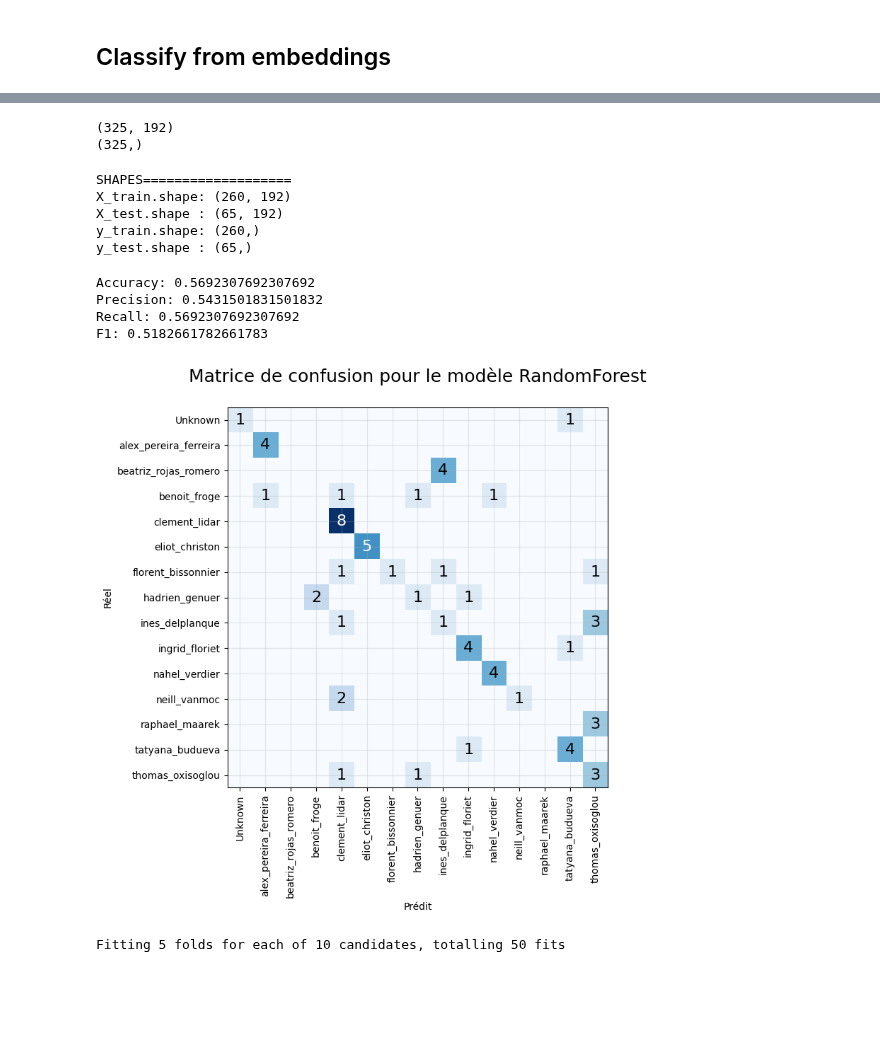
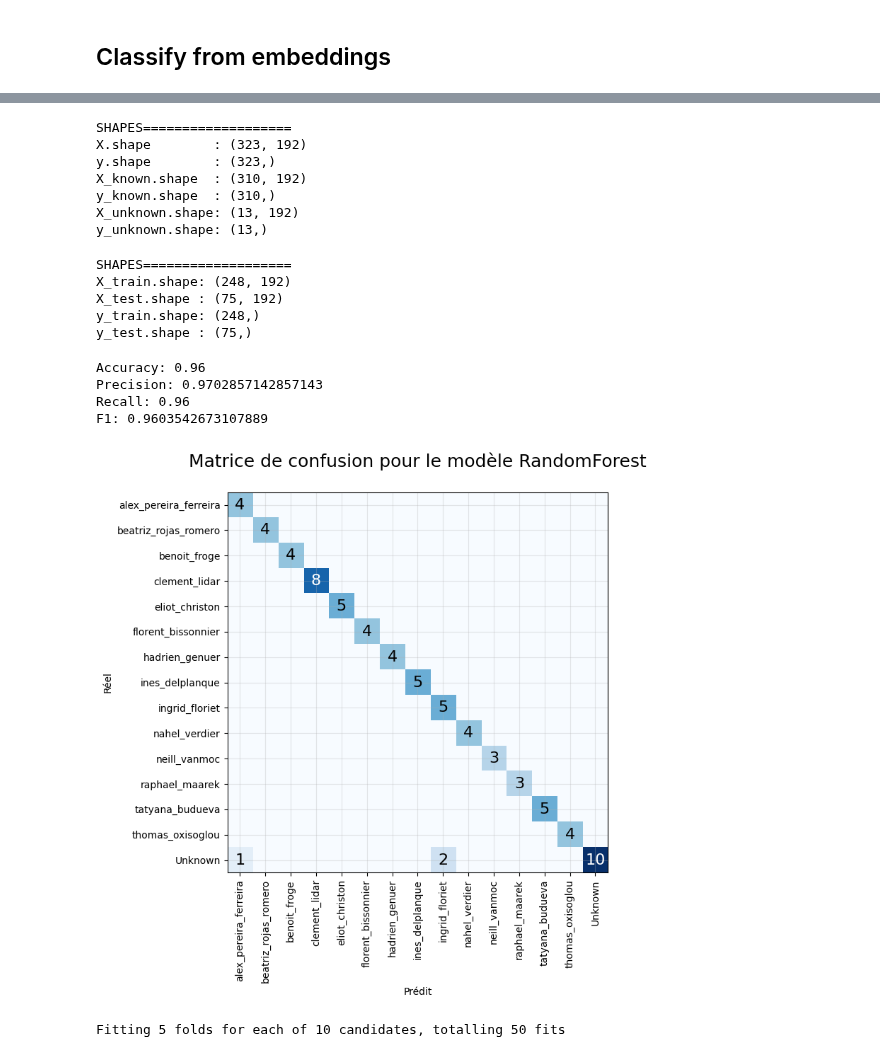
Before and after one commit to eliot-christon/robot-speech-to-speech, a Jupyter notebook: Tools/Evaluation/T1/eval.ipynb, the cells around one changed output, grey strips where cells are left out. Cells and saved outputs as stored; diff of their text form; code cells hidden in the pictures; blank space fills up the shorter version.

```diff
--- a/Tools/Evaluation/T1/eval.ipynb
+++ b/Tools/Evaluation/T1/eval.ipynb
@@ -536,19 +538,45 @@ embedding_df['embedding'] = embedding_df['embedding'].apply(convert_to_array)
 X = np.stack(embedding_df['embedding'].values)
 y = embedding_df['name'].values
 
+# split y where Unknown and the rest
+y_unknown = y == "Unknown"
+y_known = y != "Unknown"
+
+# split X and y into known and unknown
+X_known = X[y_known]
+y_known = y[y_known]
+X_unknown = X[y_unknown]
+y_unknown = y[y_unknown]
+
+
 # shapes
-print(X.shape)
-print(y.shape)
+# shapes
+print("SHAPES===================")
+print("X.shape        :", X.shape)
+print("y.shape        :", y.shape)
+print("X_known.shape  :", X_known.shape)
+print("y_known.shape  :", y_known.shape)
+print("X_unknown.shape:", X_unknown.shape)
+print("y_unknown.shape:", y_unknown.shape)
 # %% [output]
-(325, 192)
-(325,)
+SHAPES===================
+X.shape        : (323, 192)
+y.shape        : (323,)
+X_known.shape  : (310, 192)
+y_known.shape  : (310,)
+X_unknown.shape: (13, 192)
+y_unknown.shape: (13,)
 # %%
 # train test split
 from sklearn.model_selection import train_test_split
 
 # split per class, so the same number of samples per class is in the train and test sets
-stratify_vector = y
-X_train, X_test, y_train, y_test = train_test_split(X, y, test_size=0.2, stratify=stratify_vector, random_state=42)
+stratify_vector = y_known
+X_train, X_test, y_train, y_test = train_test_split(X_known, y_known, test_size=0.2, stratify=stratify_vector, random_state=42)
+
+# add to test the Unknown class
+X_test = np.concatenate([X_test, X_unknown])
+y_test = np.concatenate([y_test, y_unknown])
 
 # shapes
 print("SHAPES===================")
@@ -558,10 +586,10 @@ print("y_train.shape:", y_train.shape)
 print("y_test.shape :", y_test.shape)
 # %% [output]
 SHAPES===================
-X_train.shape: (260, 192)
-X_test.shape : (65, 192)
-y_train.shape: (260,)
-y_test.shape : (65,)
+X_train.shape: (248, 192)
+X_test.shape : (75, 192)
+y_train.shape: (248,)
+y_test.shape : (75,)
 # %%
 # classification randomForest
 from sklearn.ensemble import RandomForestClassifier
@@ -570,40 +598,52 @@ from sklearn.metrics import accuracy_score, precision_score, recall_score, f1_sc
 def get_confusion_matrix(y_true, y_pred, labels):
     confusion_matrix = np.zeros((len(labels), len(labels)), dtype=int)
     for i, true_label in enumerate(labels):
         for j, pred_label in enumerate(labels):
             confusion_matrix[i, j] = np.sum((y_true == true_label) & (y_pred == pred_label))
     return confusion_matrix
 
-labels = np.unique(y)
+labels = np.unique(y_train)
 # sort the labels
 labels = np.sort(labels)
 
 clf = RandomForestClassifier(random_state=42)
 clf.fit(X_train, y_train)
 
-y_pred = clf.predict(X_test)
+y_proba = clf.predict_proba(X_test)
+
+def predict_with_rejection(proba, threshold=0.2):
+    """predict with a threshold"""
+    if proba.max() < threshold:
+        return "Unknown"
+    return labels[np.argmax(proba)]
+
+y_pred = np.array([predict_with_rejection(proba) for proba in y_proba])
 
 accuracy = accuracy_score(y_test, y_pred)
 precision = precision_score(y_test, y_pred, average='weighted', zero_division=0)
 
 recall = recall_score(y_test, y_pred, average='weighted')
 f1 = f1_score(y_test, y_pred, average='weighted')
+
+
+# add the unknown class to the labels
+labels = np.concatenate([labels, ["Unknown"]])
 
 confusion_matrix = get_confusion_matrix(y_test, y_pred, labels)
 
 print(f"Accuracy: {accuracy}")
 print(f"Precision: {precision}")
 print(f"Recall: {recall}")
 print(f"F1: {f1}")
 
 
 plot_matrix(confusion_matrix, "RandomForest", labels, colormap=plt.cm.get_cmap('Blues'))
 # %% [output]
-Accuracy: 0.5692307692307692
-Precision: 0.5431501831501832
-Recall: 0.5692307692307692
-F1: 0.5182661782661783
+Accuracy: 0.96
+Precision: 0.9702857142857143
+Recall: 0.96
+F1: 0.9603542673107889
-[figure, old version]
+[figure, new version]
 # %%
 # let's optimize the hyperparameters of the random forest doing a grid search
 
```
Also changed, not shown: parts of 6 cells of this notebook, 5 other files.
